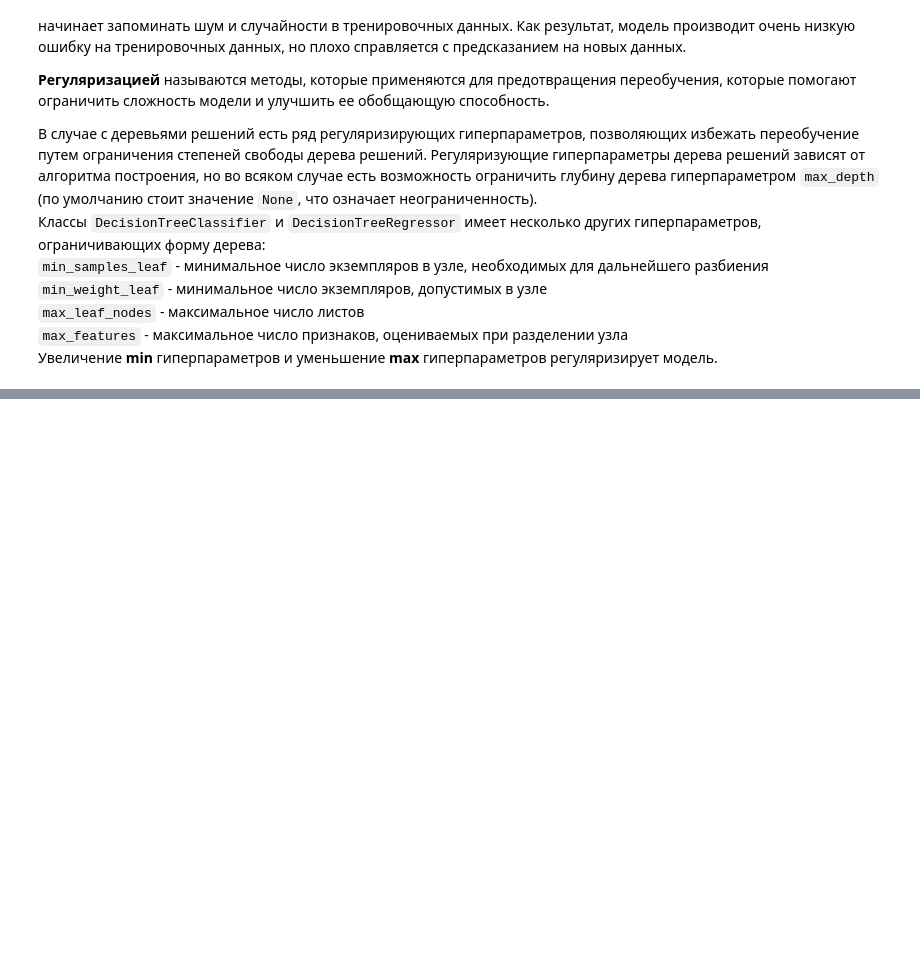
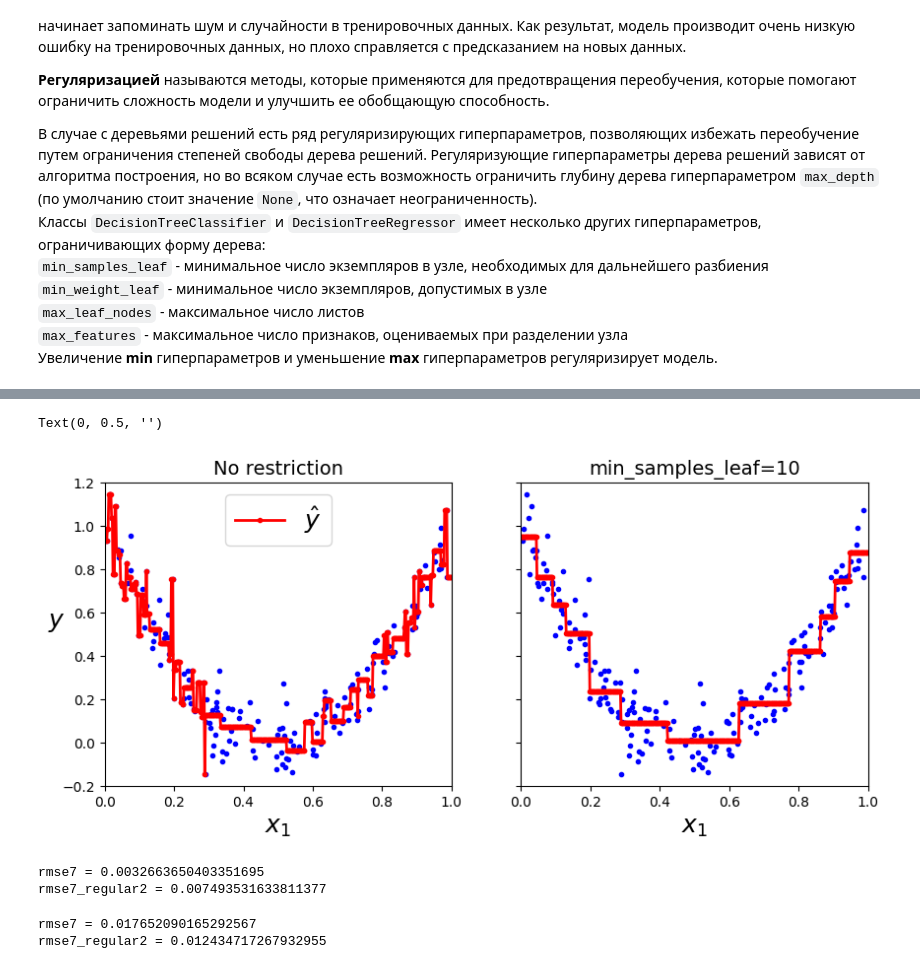
Before and after one commit to ordevoir/Decision_Trees, a Jupyter notebook: decision_tree_regression.ipynb, the cells around one changed output, grey strips where cells are left out. Saved outputs shown, nothing was run; the diff lists cells and outputs as text; code cells hidden in the pictures; blank space fills up the shorter version.

```diff
--- a/decision_tree_regression.ipynb
+++ b/decision_tree_regression.ipynb
@@ -142,15 +166,44 @@ plt.ylabel('')
 # %%
-tree_reg7_reg2 = DecisionTreeRegressor(max_depth=7, max_leaf_nodes=12)
-tree_reg7_reg2.fit(X, y)
+tree_reg7_regular2 = DecisionTreeRegressor(max_depth=7, max_leaf_nodes=12)
+tree_reg7_regular2.fit(X, y)
 
 fig, axes = plt.subplots(ncols=2, figsize=(10, 4), sharey=True)
 # первый рисунок
 plt.sca(axes[0])
 plot_regression_predictions(tree_reg7, X, y)
 plt.legend(loc='upper center', fontsize=18)
 plt.title('No restriction', fontsize=14)
 # второй рисунок
 plt.sca(axes[1])
-plot_regression_predictions(tree_reg7_reg2, X, y)
+plot_regression_predictions(tree_reg7_regular2, X, y)
 plt.title('min_samples_leaf=10', fontsize=14)
 plt.ylabel('')
+# %% [output]
+Text(0, 0.5, '')
+[figure, added]
+# %%
+from sklearn.metrics import mean_squared_error
+
+y_pred7 = tree_reg7.predict(X)
+y_pred7_regular2 = tree_reg7_regular2.predict(X)
+
+rmse7 = mean_squared_error(y_pred7, y)
+rmse7_regular2 = mean_squared_error(y_pred7_regular2, y)
+
+print(f"{rmse7 = }")
+print(f"{rmse7_regular2 = }")
+# %% [output]
+rmse7 = 0.0032663650403351695
+rmse7_regular2 = 0.007493531633811377
+# %%
+y_pred7 = tree_reg7.predict(X)
+y_pred7_regular2 = tree_reg7_regular2.predict(X)
+
+rmse7 = mean_squared_error(y_pred7, y)
+rmse7_regular2 = mean_squared_error(y_pred7_regular2, y)
+
+print(f"{rmse7 = }")
+print(f"{rmse7_regular2 = }")
+# %% [output]
+rmse7 = 0.017652090165292567
+rmse7_regular2 = 0.012434717267932955
```
Also changed, not shown: parts of 9 cells of this notebook.
